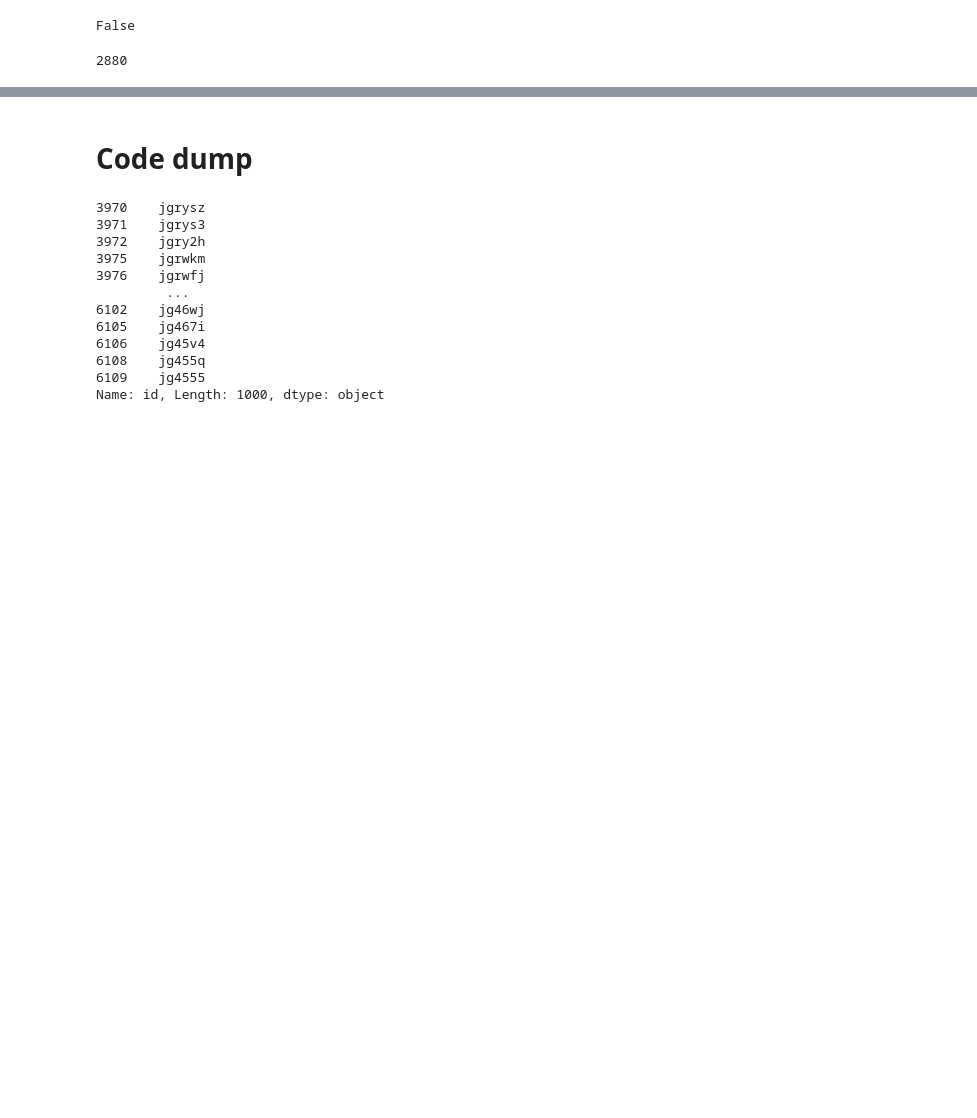
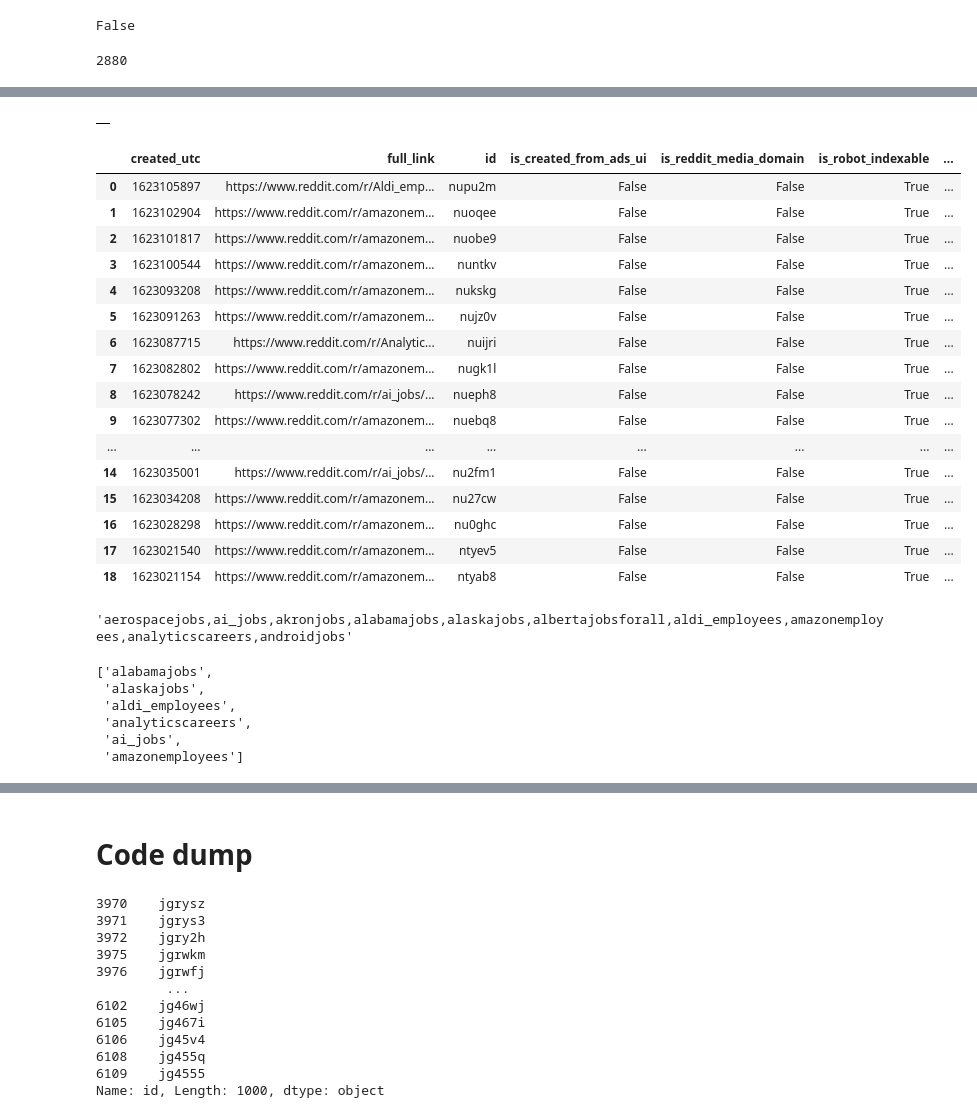
Before and after one commit to factitious/survey_v_social_media, a Jupyter notebook: Methods/Scripts/Reddit/testSource.ipynb, the cells around one changed output, grey strips where cells are left out. Cells and saved outputs as stored; diff of their text form; code cells hidden in the pictures; blank space fills up the shorter version.

```diff
--- a/Methods/Scripts/Reddit/testSource.ipynb
+++ b/Methods/Scripts/Reddit/testSource.ipynb
@@ -187,0 +417,41 @@ len(set(comm_ids) - set(sub_ids))
+# %%
+def next_subreddit(sr_list, n):
+    for i in range(0, len(sr_list), n):
+        yield ','.join(sr_list[i:i + n])
+# %%
+bla = next_subreddit(srs,10)
+# bunch1 = next(bla)
+# %%
+start_time = int(datetime(2021, 6, 7).timestamp())
+end_time = int(datetime(2021, 6, 24).timestamp())
+
+keep_fields = [
+    'id',
+    'created_utc',
+    'retrieved_on',
+	'score',
+	'subreddit',
+	'subreddit_id',
+	'num_comments',
+	'num_crossposts',
+	'upvote_ratio',
+	'full_link',
+	'title',
+	'selftext',
+	'is_created_from_ads_ui',
+	'is_robot_indexable',
+	'is_reddit_media_domain',
+	'is_blank']
+# %%
+api = PushshiftAPI()
+
+api_request_generator = api.search_submissions(
+    subreddit = next(bla),
+    after = start_time,
+    before = end_time,
+    subreddit_subscribers='>2',
+    over_18=False,
+    author='![deleted]',
+    filter=keep_fields)
+
+sr_test1 = pd.DataFrame([post.d_ for post in api_request_generator])
@@ -187,0 +471,28 @@ len(set(comm_ids) - set(sub_ids))
+# %%
+aerospace_test1
+# %% [output]
+|  |
+# %%
+sr_test1
+# %% [output]
+|  | created_utc | full_link | id | is_created_from_ads_ui | is_reddit_media_domain | is_robot_indexable | ... |
+| 0 | 1623105897 | https://www.reddit.com/r/Aldi_emp... | nupu2m | False | False | True | ... |
+| 1 | 1623102904 | https://www.reddit.com/r/amazonem... | nuoqee | False | False | True | ... |
+| 2 | 1623101817 | https://www.reddit.com/r/amazonem... | nuobe9 | False | False | True | ... |
+| 3 | 1623100544 | https://www.reddit.com/r/amazonem... | nuntkv | False | False | True | ... |
+| 4 | 1623093208 | https://www.reddit.com/r/amazonem... | nukskg | False | False | True | ... |
+| 5 | 1623091263 | https://www.reddit.com/r/amazonem... | nujz0v | False | False | True | ... |
+| 6 | 1623087715 | https://www.reddit.com/r/Analytic... | nuijri | False | False | True | ... |
+| 7 | 1623082802 | https://www.reddit.com/r/amazonem... | nugk1l | False | False | True | ... |
+| 8 | 1623078242 | https://www.reddit.com/r/ai_jobs/... | nueph8 | False | False | True | ... |
+| 9 | 1623077302 | https://www.reddit.com/r/amazonem... | nuebq8 | False | False | True | ... |
+| ... | ... | ... | ... | ... | ... | ... | ... |
+| 14 | 1623035001 | https://www.reddit.com/r/ai_jobs/... | nu2fm1 | False | False | True | ... |
+| 15 | 1623034208 | https://www.reddit.com/r/amazonem... | nu27cw | False | False | True | ... |
+| 16 | 1623028298 | https://www.reddit.com/r/amazonem... | nu0ghc | False | False | True | ... |
+| 17 | 1623021540 | https://www.reddit.com/r/amazonem... | ntyev5 | False | False | True | ... |
+| 18 | 1623021154 | https://www.reddit.com/r/amazonem... | ntyab8 | False | False | True | ... |
+# %%
+bunch1
+# %% [output]
+'aerospacejobs,ai_jobs,akronjobs,alabamajobs,alaskajobs,albertajobsforall,aldi_employees,amazonemployees,analyticscareers,androidjobs'
@@ -187,0 +502,9 @@ len(set(comm_ids) - set(sub_ids))
+# %%
+actual_srs
+# %% [output]
+['alabamajobs',
+ 'alaskajobs',
+ 'aldi_employees',
+ 'analyticscareers',
+ 'ai_jobs',
+ 'amazonemployees']
```
Also changed, not shown: parts of 23 cells of this notebook, 4 other files.
